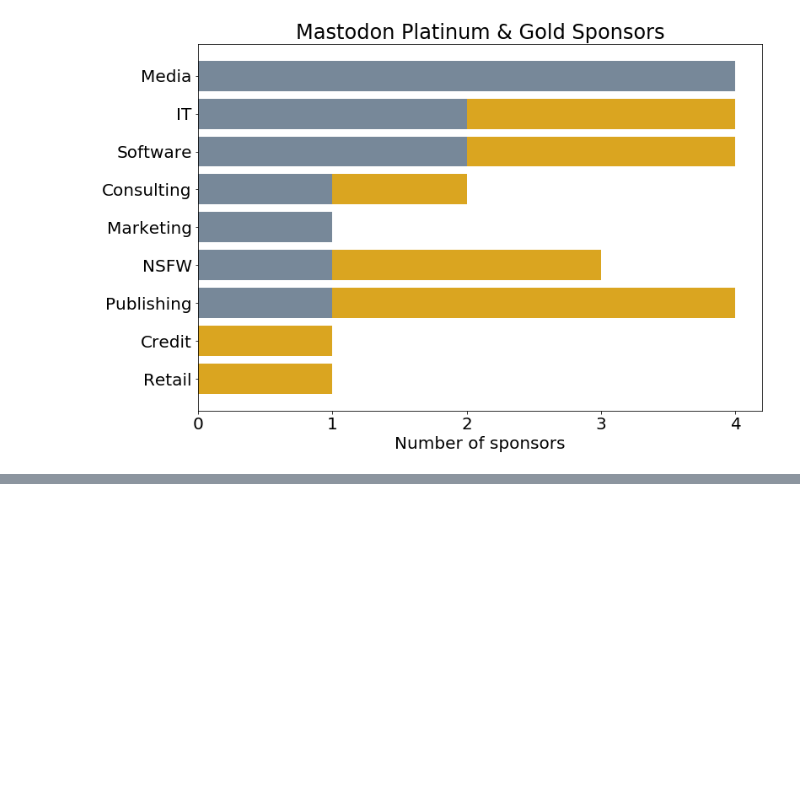
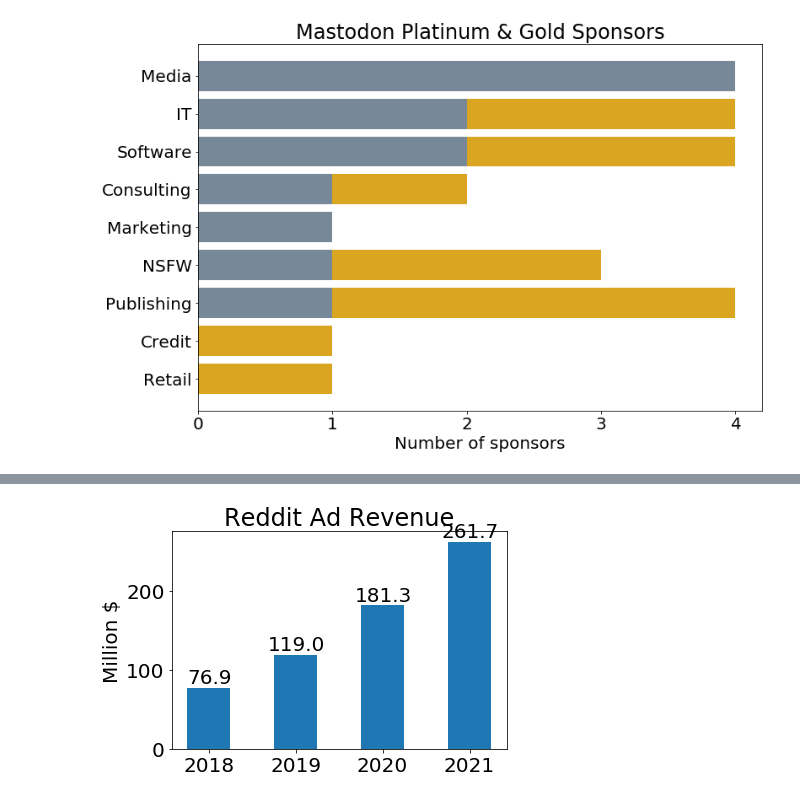
Before and after one commit to morahman97/ECE143Project, a Jupyter notebook: demo.ipynb, the cells around one changed output, grey strips where cells are left out. Saved outputs shown, nothing was run; the diff lists cells and outputs as text; code cells hidden in the pictures; blank space fills up the shorter version.

```diff
--- a/demo.ipynb
+++ b/demo.ipynb
@@ -296,0 +297,33 @@ plt.show()
+# %%
+years = ['2018', '2019', '2020', '2021']
+revenue = [76.9, 119, 181.3, 261.7]
+
+x = np.arange(len(years))  # the year locations
+width = 0.5  # the width of the bars
+
+fig, ax = plt.subplots()
+rects1 = ax.bar(x , revenue, width)
+
+# Add some text for labels, title and custom x-axis tick labels, etc.
+ax.set_ylabel('Million $')
+ax.set_title('Reddit Ad Revenue')
+ax.set_xticks(x)
+ax.set_xticklabels(years)
+#ax.legend()
+
+
+def autolabel(rects):
+    """Attach a text label above each bar in *rects*, displaying its height."""
+    for rect in rects:
+        height = rect.get_height()
+        ax.annotate('{}'.format(height),
+                    xy=(rect.get_x() + rect.get_width() / 2, height),
+                    xytext=(1,0.5),  # 3 points vertical offset
+                    textcoords="offset points",
+                    ha='center', va='bottom')
+
+autolabel(rects1)
+
+plt.show()
+# %% [output]
+[figure, added]
```
Also changed, not shown: parts of 12 cells of this notebook.
